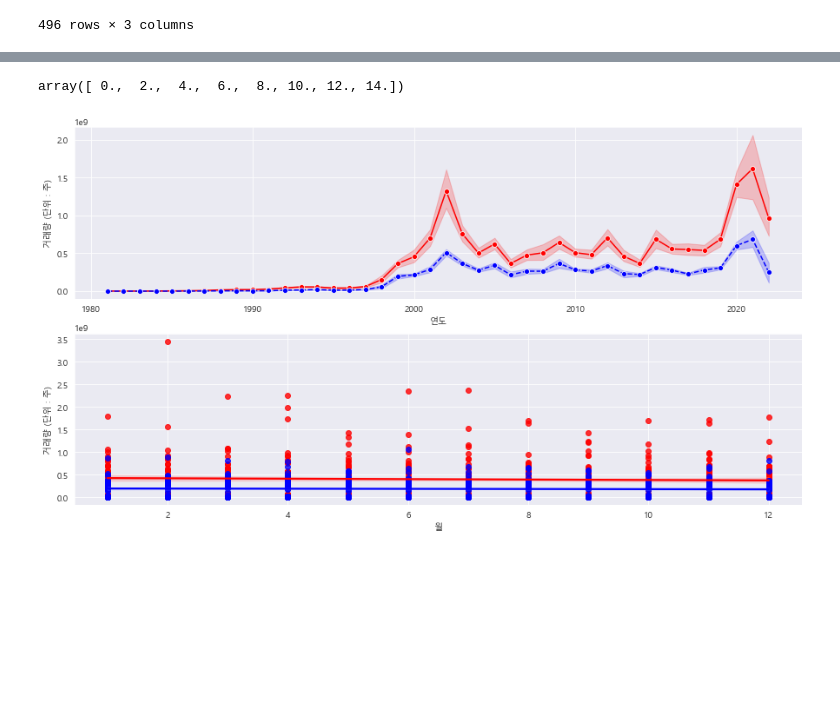
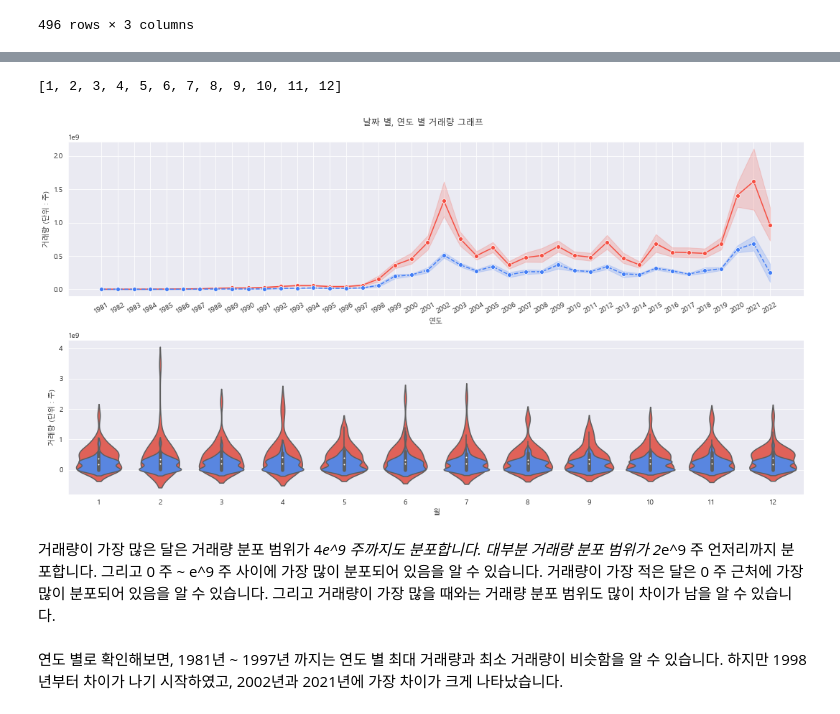
Before and after one commit to NohJeongKim/dacon-kospi, a Jupyter notebook: kospi.ipynb, the cells around one changed output, grey strips where cells are left out. Saved outputs shown, nothing was run; the diff lists cells and outputs as text; code cells hidden in the pictures; blank space fills up the shorter version.

```diff
--- a/kospi.ipynb
+++ b/kospi.ipynb
@@ -225,16 +273,31 @@ array([ 5,  6,  7,  8,  9, 10, 11, 12,  1,  2,  3,  4], dtype=int64)
+# %%
+list(np.arange(1, df_copy["month"].nunique()+1))
+# %% [output]
+[1, 2, 3, 4, 5, 6, 7, 8, 9, 10, 11, 12]
 # %%
 fig, ax=plt.subplots(2, 1, figsize=(15,8))
 
-_=sns.lineplot(data=df_max, x="year", y="volume", ax=ax[0], marker="o", color="red")
-_=sns.regplot(data=df_max, x="month", y="volume", ax=ax[1], color="red")
-_=sns.lineplot(data=df_min.reset_index(), x="year", y="volume", ax=ax[0], marker="o", linestyle="--", color="blue")
-_=sns.regplot(data=df_min, x="month", y="volume", ax=ax[1], color="blue")
+_=sns.lineplot(data=df_max, x="year", y="volume", ax=ax[0], marker="o", color="#F64F42")
+_=sns.violinplot(data=df_max, x="month", y="volume", ax=ax[1], color="#F64F42")
+_=sns.lineplot(data=df_min.reset_index(), x="year", y="volume", ax=ax[0], marker="o", linestyle="--", color="#437EF6")
+_=sns.violinplot(data=df_min, x="month", y="volume", ax=ax[1], color="#437EF6")
 
 _=ax[0].set_xlabel("연도")
 _=ax[0].set_ylabel("거래량 (단위 : 주)")
 _=ax[1].set_xlabel("월")
 _=ax[1].set_ylabel("거래량 (단위 : 주)")
-_=ax[0].set_title("")
+
+_=ax[1].set_xticklabels(list(np.arange(1, df_copy["month"].nunique()+1)))
+_=ax[0].set_xticks(list(np.arange(df_copy["year"].unique()[0], df_copy["year"].unique()[-1]+1)))
+_=ax[0].set_xticklabels(list(np.arange(df_copy["year"].unique()[0], df_copy["year"].unique()[-1]+1)), rotation=30)
+# set_xticklabels(xlabels, rotation) 적어주기.
+
+_=plt.suptitle("날짜 별, 연도 별 거래량 그래프")
+_=plt.tight_layout()
+plt.savefig("images/날짜 별, 연도 별 거래량 그래프.png", dpi=200, facecolor="white")
 # %% [output]
-array([ 0.,  2.,  4.,  6.,  8., 10., 12., 14.])
-[figure, old version]
+[figure, new version]
+# %% [markdown]
+거래량이 가장 많은 달은 거래량 분포 범위가 4*e^9 주까지도 분포합니다. 대부분 거래량 분포 범위가 2*e^9 주 언저리까지 분포합니다. 그리고 0 주 ~ e^9 주 사이에 가장 많이 분포되어 있음을 알 수 있습니다. 거래량이 가장 적은 달은 0 주 근처에 가장 많이 분포되어 있음을 알 수 있습니다. 그리고 거래량이 가장 많을 때와는 거래량 분포 범위도 많이 차이가 남을 알 수 있습니다.
+# %% [markdown]
+연도 별로 확인해보면, 1981년 ~ 1997년 까지는 연도 별 최대 거래량과 최소 거래량이 비슷함을 알 수 있습니다. 하지만 1998년부터 차이가 나기 시작하였고, 2002년과 2021년에 가장 차이가 크게 나타났습니다.
```
Also changed, not shown: parts of 21 cells of this notebook, 2 other files.
